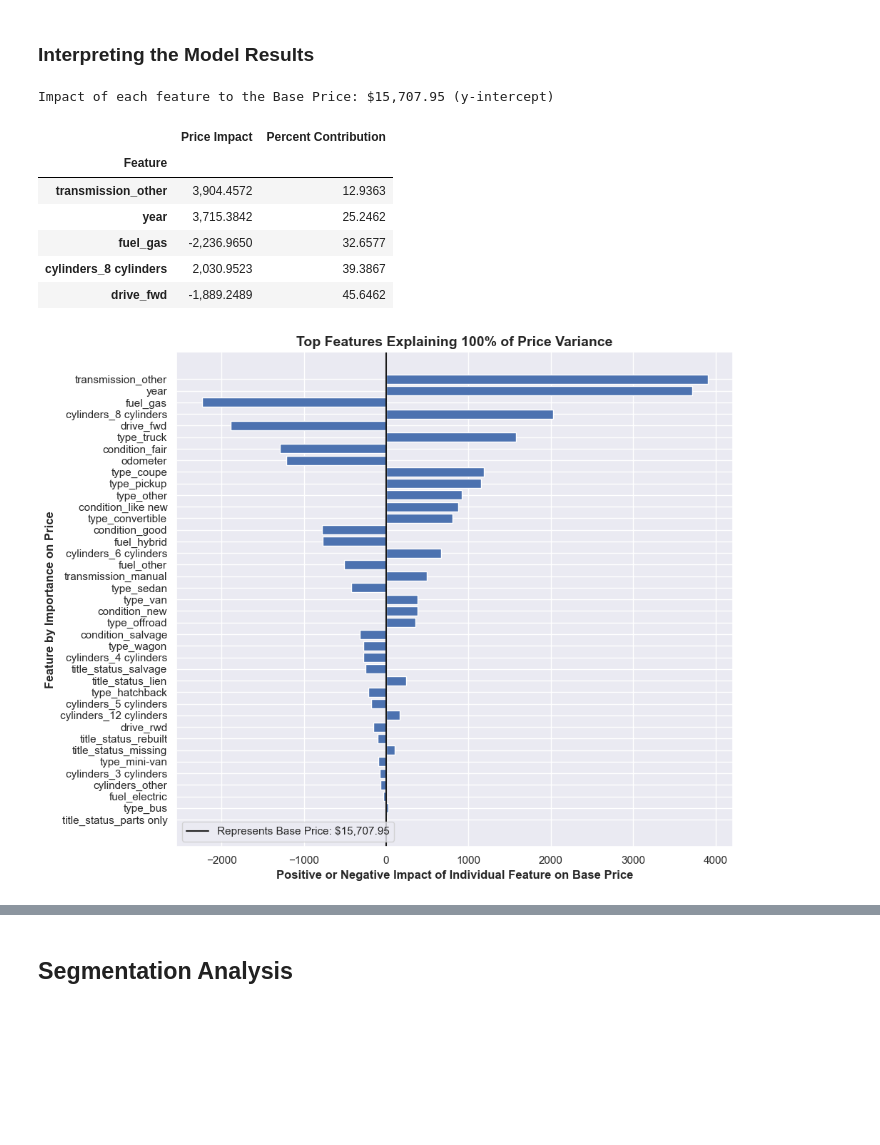
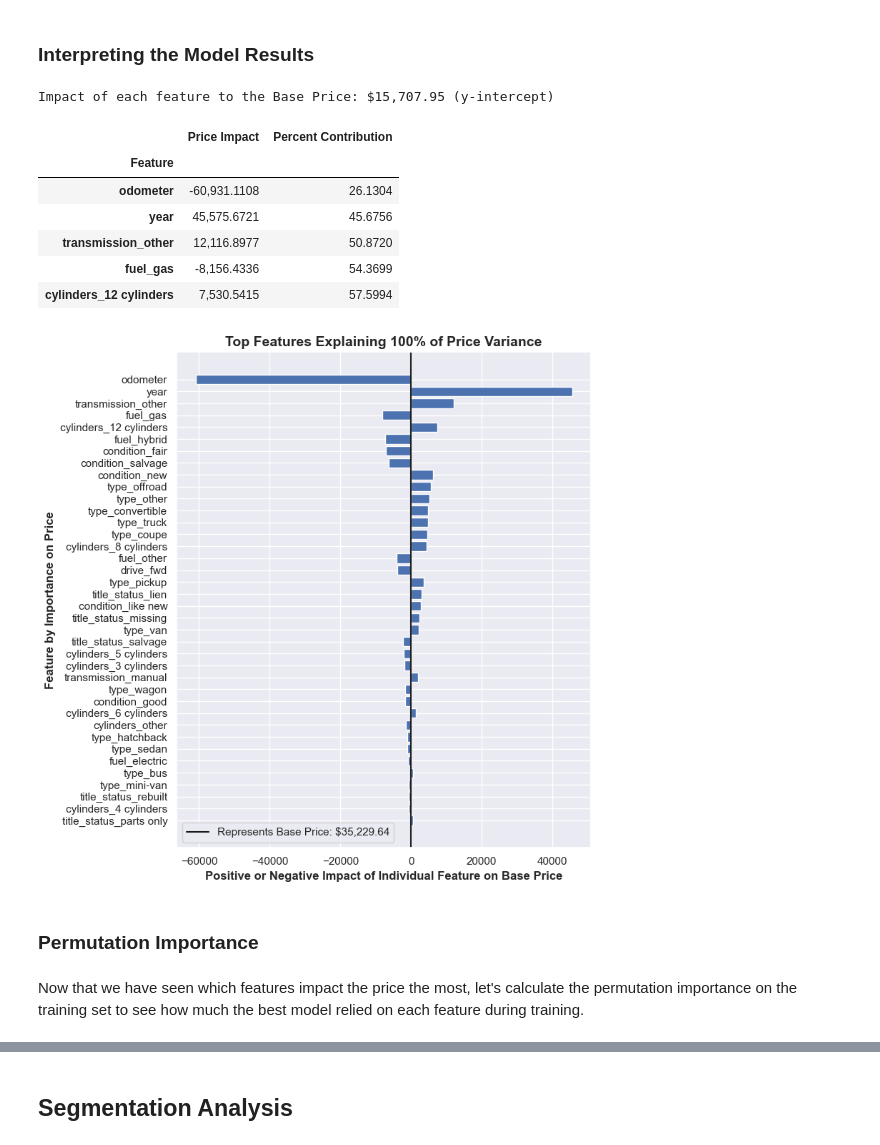
Before and after one commit to fazeelgm/UCB_ML_AI_PracticalApp_II, a Jupyter notebook: DataModels.ipynb, the cells around one changed output, grey strips where cells are left out. Saved outputs shown, nothing was run; the diff lists cells and outputs as text; code cells hidden in the pictures; blank space fills up the shorter version.

Commit message:
Checkpoint: Added pricing guidance; Feature importance and permutation

```diff
--- a/DataModels.ipynb
+++ b/DataModels.ipynb
@@ -329,7 +335,7 @@ We will now optimize the models to see if we can improve the results and pick a
 # %%
 models = {
     'Ridge': Ridge(),
-    'Lasso': Lasso(),
+    # 'Lasso': Lasso(),
     'LinearRegression': LinearRegression()
 }
 
@@ -360,7 +366,9 @@ cv_rmses = {}
 
 # Cross-validation count
 cv=5
+verbosity=1
 
+# Loop thru each scaler and transform the data
 for scaler in scalers:
 
     print(f'Working on {scaler} ... ')
@@ -371,6 +379,7 @@ for scaler in scalers:
     X_train_scaled = scaler.fit_transform(X_train)
     X_test_scaled = scaler.fit_transform(X_test)
 
+    # Loop thru each model, fit/predict and store the results
     for model in models:
 
         start_time = time.time()
@@ -382,7 +391,8 @@ for scaler in scalers:
         # Handle CV models
         if (model in cv_param_grid):
             logging.debug('{} : {}, Scaler: {}'.format(model, cv_param_grid[model], scaler))
-            grid = GridSearchCV(clf, param_grid=cv_param_grid[model], cv=cv, scoring='neg_mean_squared_error')
+            grid = GridSearchCV(clf, param_grid=cv_param_grid[model],
+                                cv=cv, scoring='neg_mean_squared_error', verbose=verbosity)
             grid.fit(X_train_scaled, y_train)
 
             # Save the tuning metrics for this model class
@@ -583,30 +590,34 @@ my_utils.df_style_floats(feature_imp_df[['Feature', 'Coefficient', 'Percent Cont
 Impact of each feature to the Base Price: $15,707.95 (y-intercept)
 |  | Price Impact | Percent Contribution |
 | Feature |  |  |
-| transmission_other | 3,904.4572 | 12.9363 |
-| year | 3,715.3842 | 25.2462 |
-| fuel_gas | -2,236.9650 | 32.6577 |
-| cylinders_8 cylinders | 2,030.9523 | 39.3867 |
-| drive_fwd | -1,889.2489 | 45.6462 |
+| odometer | -60,931.1108 | 26.1304 |
+| year | 45,575.6721 | 45.6756 |
+| transmission_other | 12,116.8977 | 50.8720 |
+| fuel_gas | -8,156.4336 | 54.3699 |
+| cylinders_12 cylinders | 7,530.5415 | 57.5994 |
 # %%
 # Top features that explain X% of the variance
 top_n = 1
 top_features = feature_imp_df[feature_imp_df['Cumulative Importance'] <= top_n]
 
 # Plot feature importance
-plt.figure(figsize=(10, 8))
+plt.figure(figsize=(8, 8))
 plt.barh(top_features['Feature'], top_features['Coefficient'])
 plt.axvline(x=0, color="k", linestyle="-", label=f'Represents Base Price: ${y_intercept:,.2f}')
 
 plt.xlabel(f'Positive or Negative Impact of Individual Feature on Base Price', fontdict=axes_fonts)
 plt.ylabel('Feature by Importance on Price', fontdict=axes_fonts)
 
 plt.title(f'Top Features Explaining {top_n * 100:,.0f}% of Price Variance', fontdict=title_fonts)
 plt.gca().invert_yaxis()
 plt.legend(loc='lower left')
 plt.tight_layout()
 
 plt.savefig('images/feature_importance.png')
 plt.show()
 # %% [output]
-[figure, old version]
+[figure, new version]
+# %% [markdown]
+### Permutation Importance
+# %% [markdown]
+Now that we have seen which features impact the price the most, let's calculate the permutation importance on the training set to see how much the best model relied on each feature during training.
```
Also changed, not shown: parts of 27 cells of this notebook, 11 other files.
